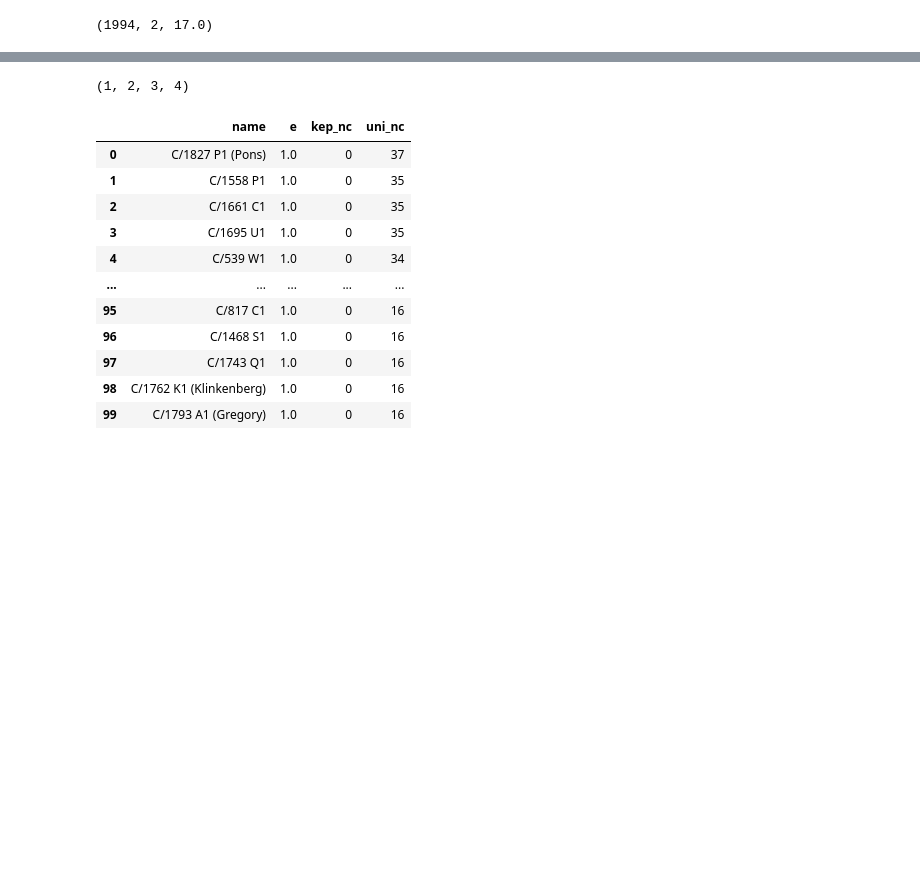
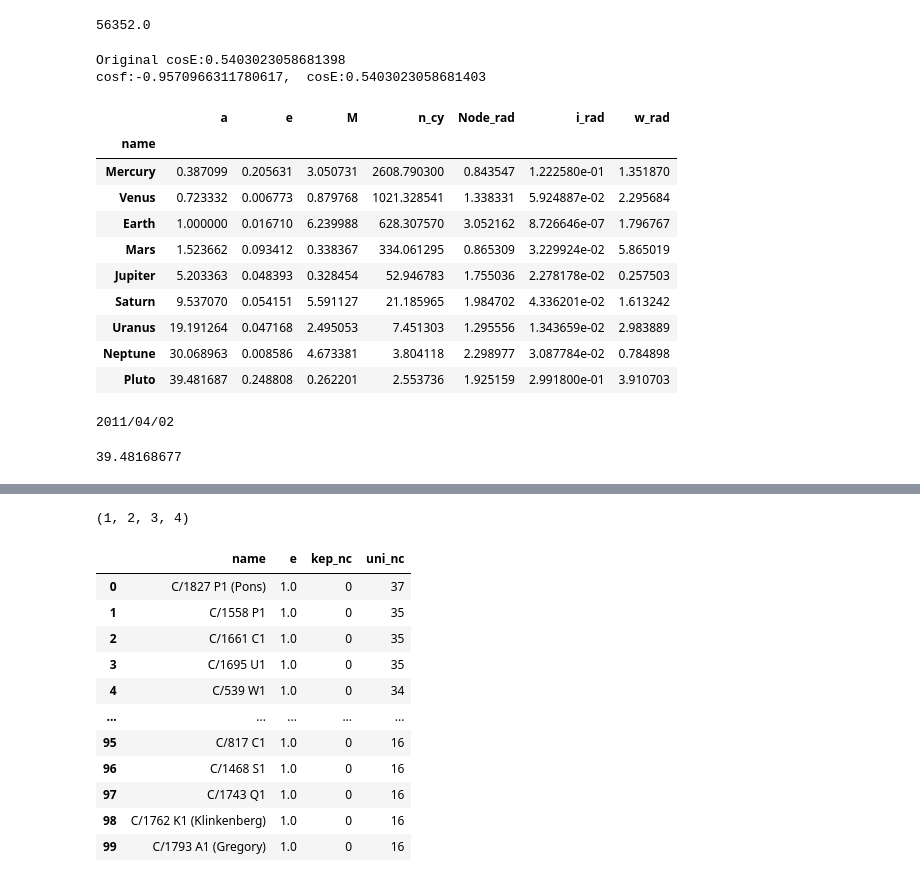
Before and after one commit to benitocm/my-orbits, a Jupyter notebook: notebooks/Testing.ipynb, the cells around one changed output, grey strips where cells are left out. Drawn from its saved outputs; the diff is of its cells as text; code cells hidden in the pictures; blank space fills up the shorter version.

```diff
--- a/notebooks/Testing.ipynb
+++ b/notebooks/Testing.ipynb
@@ -72,5 +14,5 @@ exp_c3 = poli_c3(x)
-# %%
-# Modified Julian Date --> Date
-ut.jd2datefd(ut.mjd2jd( 49400))
-# %% [output]
-(1994, 2, 17.0)
+# %%
+the_date="2011/03/01"
+ut.jd2mjd(ut.datefd2jd(2013, 3, 1))
+# %% [output]
+56352.0
@@ -76,0 +32,43 @@ ut.jd2datefd(ut.mjd2jd( 49400))
+# %%
+# For Jupiter
+
+
+e=0.987
+cosE = np.cos(1)
+print (f"Original cosE:{cosE}")
+print (f"cosf:{calc_cosf(cosE,e)},  cosE:{calc_cosE(calc_cosf(cosE,e),e)}")
+# %% [output]
+Original cosE:0.5403023058681398
+cosf:-0.9570966311780617,  cosE:0.5403023058681403
+# %%
+fn='/home/benito/PERSONAL/my-orbits/data/planets.csv'
+df = pd.read_csv(fn,sep='|',header=0,comment='#')
+df['name'] = df['name'].str.strip()
+cols=['i_dg','w_dg','Node_dg','n_cy','M']
+df[cols] = df[cols].apply(lambda s : s.map(np.deg2rad))
+df = df.rename(columns={'Node_dg': 'Node_rad', 'i_dg': 'i_rad', 'w_dg':'w_rad'})
+df = df.set_index("name")
+df.head(10)
+# %% [output]
+|  | a | e | M | n_cy | Node_rad | i_rad | w_rad |
+| name |  |  |  |  |  |  |  |
+| Mercury | 0.387099 | 0.205631 | 3.050731 | 2608.790300 | 0.843547 | 1.222580e-01 | 1.351870 |
+| Venus | 0.723332 | 0.006773 | 0.879768 | 1021.328541 | 1.338331 | 5.924887e-02 | 2.295684 |
+| Earth | 1.000000 | 0.016710 | 6.239988 | 628.307570 | 3.052162 | 8.726646e-07 | 1.796767 |
+| Mars | 1.523662 | 0.093412 | 0.338367 | 334.061295 | 0.865309 | 3.229924e-02 | 5.865019 |
+| Jupiter | 5.203363 | 0.048393 | 0.328454 | 52.946783 | 1.755036 | 2.278178e-02 | 0.257503 |
+| Saturn | 9.537070 | 0.054151 | 5.591127 | 21.185965 | 1.984702 | 4.336201e-02 | 1.613242 |
+| Uranus | 19.191264 | 0.047168 | 2.495053 | 7.451303 | 1.295556 | 1.343659e-02 | 2.983889 |
+| Neptune | 30.068963 | 0.008586 | 4.673381 | 3.804118 | 2.298977 | 3.087784e-02 | 0.784898 |
+| Pluto | 39.481687 | 0.248808 | 0.262201 | 2.553736 | 1.925159 | 2.991800e-01 | 3.910703 |
+# %%
+# For pluto
+row = df.loc['Jupiter']
+tp_mjd = calc_tp(row.M, row.a, PLANETS_EPOCH_MJD)
+print(ut.mjd2str_date(tp_mjd))
+# %% [output]
+2011/04/02
+# %%
+df.loc['Pluto'].a
+# %% [output]
+39.48168677
```
Also changed, not shown: parts of 13 cells of this notebook, 15 other files.
